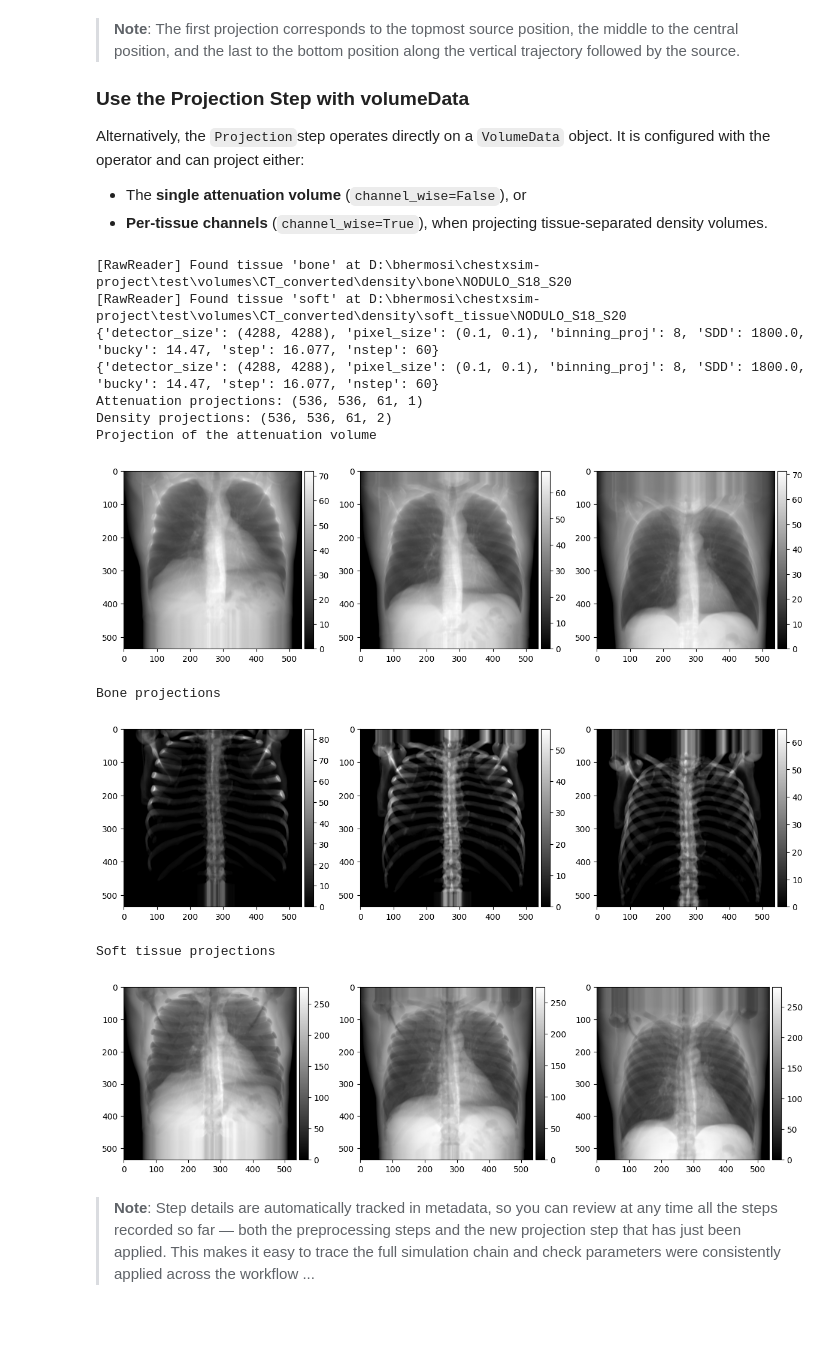
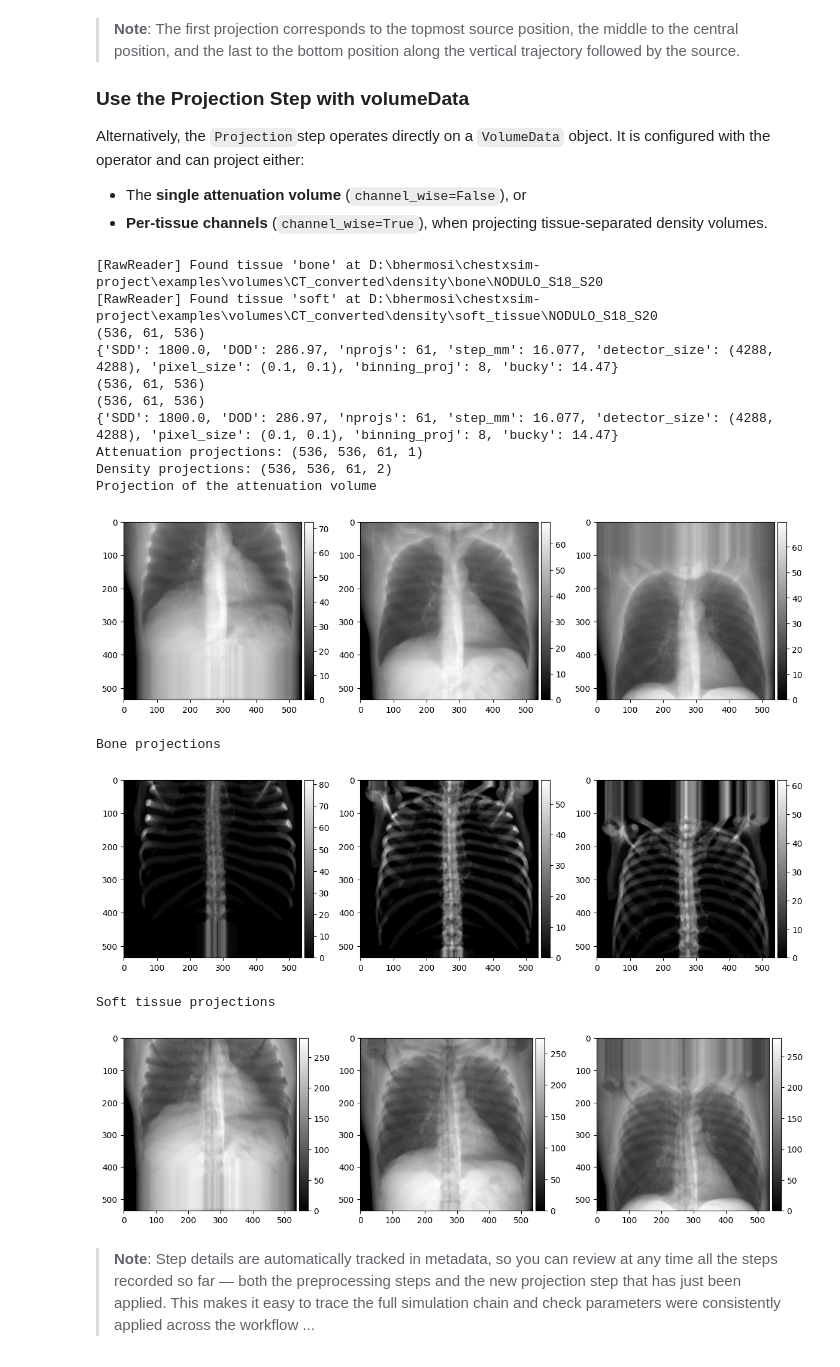
Before and after one commit to mabellag/ChestXSim, a Jupyter notebook: examples/notebooks/3. Projection.ipynb, the cells around one changed output. Saved outputs shown, nothing was run; the diff lists cells and outputs as text; code cells hidden in the pictures; blank space fills up the shorter version.

```diff
--- a/examples/notebooks/3. Projection.ipynb
+++ b/examples/notebooks/3. Projection.ipynb
@@ -47,7 +47,7 @@ Internally, `Astra_Tomo` sets up and manages **ASTRA’s 3D cone-beam projection
 ### Initialize a concrete operator (ASTRA + DCT)
 # %%
 from chestxsim.core.geometries import TomoGeometry
-from chestxsim.wrappers.astra import Astra_Tomo
+from chestxsim.wrappers.astra import ASTRA_Tomo
 
 # Geometry (DCT)
 geo = TomoGeometry(
@@ -56,12 +56,12 @@ geo = TomoGeometry(
     binning_proj=8,
     SDD=1800.0,
     bucky=14.47,
-    step=16.077,
-    nstep=60
+    step_mm=16.077,
+    nprojs=60
 )
 
 # Create the concrete operator from geometry
-opt = Astra_Tomo(geometry=geo)
+opt = ASTRA_Tomo(geometry=geo)
 
 ### print some atributes here
 # %% [output]
@@ -104,7 +106,7 @@ from pathlib import Path
 # --- Initialize the reader ---
 reader = RawReader()
 
-base_path= Path(r"D:\bhermosi\chestxsim-project\test\volumes\CT_converted")
+base_path= Path(r"D:\bhermosi\chestxsim-project\examples\volumes\CT_converted")
 case_id = "NODULO_S18_S20"
 
 # --- Load single-channel attenuation volume (μ) ---
@@ -116,42 +118,45 @@ density_vol = reader.load_multi_tissue(base_path/"density", case_id, combine_met
 # --- Project volumes
 att_proj = Projection(opt, channel_wise=False)(att_vol)
 density_proj = Projection(opt, channel_wise=True)(density_vol)
 
 print("Attenuation projections:", att_proj.volume.shape)
 print("Density projections:", density_proj.volume.shape)
 
 print("Projection of the attenuation volume")
 plot(
     att_proj.volume.get()[:, :, 0, 0].T,
     att_proj.volume.get()[:, :, 30, 0].T,
     att_proj.volume.get()[:, :, 60, 0].T
 )
 print("Bone projections")
 plot(
     density_proj.volume.get()[:, :, 0, 0].T,
     density_proj.volume.get()[:, :, 30, 0].T,
     density_proj.volume.get()[:, :, 60, 0].T
 )
 
 print("Soft tissue projections")
 plot(
     density_proj.volume.get()[:, :, 0, 1].T,
     density_proj.volume.get()[:, :, 30, 1].T,
     density_proj.volume.get()[:, :, 60, 1].T
 )
 # %% [output]
-[RawReader] Found tissue 'bone' at D:\bhermosi\chestxsim-project\test\volumes\CT_converted\density\bone\NODULO_S18_S20
-[RawReader] Found tissue 'soft' at D:\bhermosi\chestxsim-project\test\volumes\CT_converted\density\soft_tissue\NODULO_S18_S20
-{'detector_size': (4288, 4288), 'pixel_size': (0.1, 0.1), 'binning_proj': 8, 'SDD': 1800.0, 'bucky': 14.47, 'step': 16.077, 'nstep': 60}
-{'detector_size': (4288, 4288), 'pixel_size': (0.1, 0.1), 'binning_proj': 8, 'SDD': 1800.0, 'bucky': 14.47, 'step': 16.077, 'nstep': 60}
+[RawReader] Found tissue 'bone' at D:\bhermosi\chestxsim-project\examples\volumes\CT_converted\density\bone\NODULO_S18_S20
+[RawReader] Found tissue 'soft' at D:\bhermosi\chestxsim-project\examples\volumes\CT_converted\density\soft_tissue\NODULO_S18_S20
+(536, 61, 536)
+{'SDD': 1800.0, 'DOD': 286.97, 'nprojs': 61, 'step_mm': 16.077, 'detector_size': (4288, 4288), 'pixel_size': (0.1, 0.1), 'binning_proj': 8, 'bucky': 14.47}
+(536, 61, 536)
+(536, 61, 536)
+{'SDD': 1800.0, 'DOD': 286.97, 'nprojs': 61, 'step_mm': 16.077, 'detector_size': (4288, 4288), 'pixel_size': (0.1, 0.1), 'binning_proj': 8, 'bucky': 14.47}
 Attenuation projections: (536, 536, 61, 1)
 Density projections: (536, 536, 61, 2)
 Projection of the attenuation volume
-[figure, old version]
+[figure, new version]
 Bone projections
-[figure, old version]
+[figure, new version]
 Soft tissue projections
-[figure, old version]
+[figure, new version]
 # %% [markdown]
 > **Note**: Step details are automatically tracked in metadata, so you can review at any time all the steps recorded so far — both the preprocessing steps and the new projection step that has just been applied. This makes it easy to trace the full simulation chain and check parameters were consistently applied across the workflow ...
 # %%
```
Also changed, not shown: parts of 12 cells of this notebook, 4 other files.
